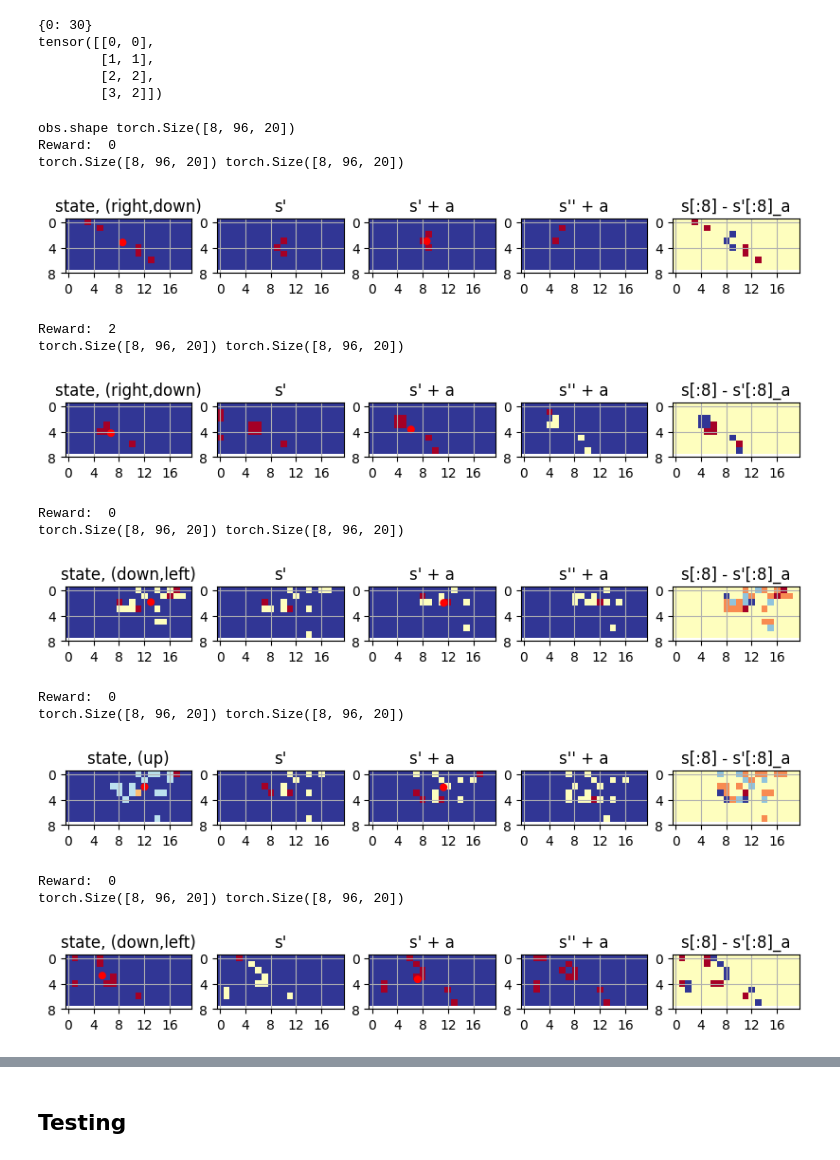
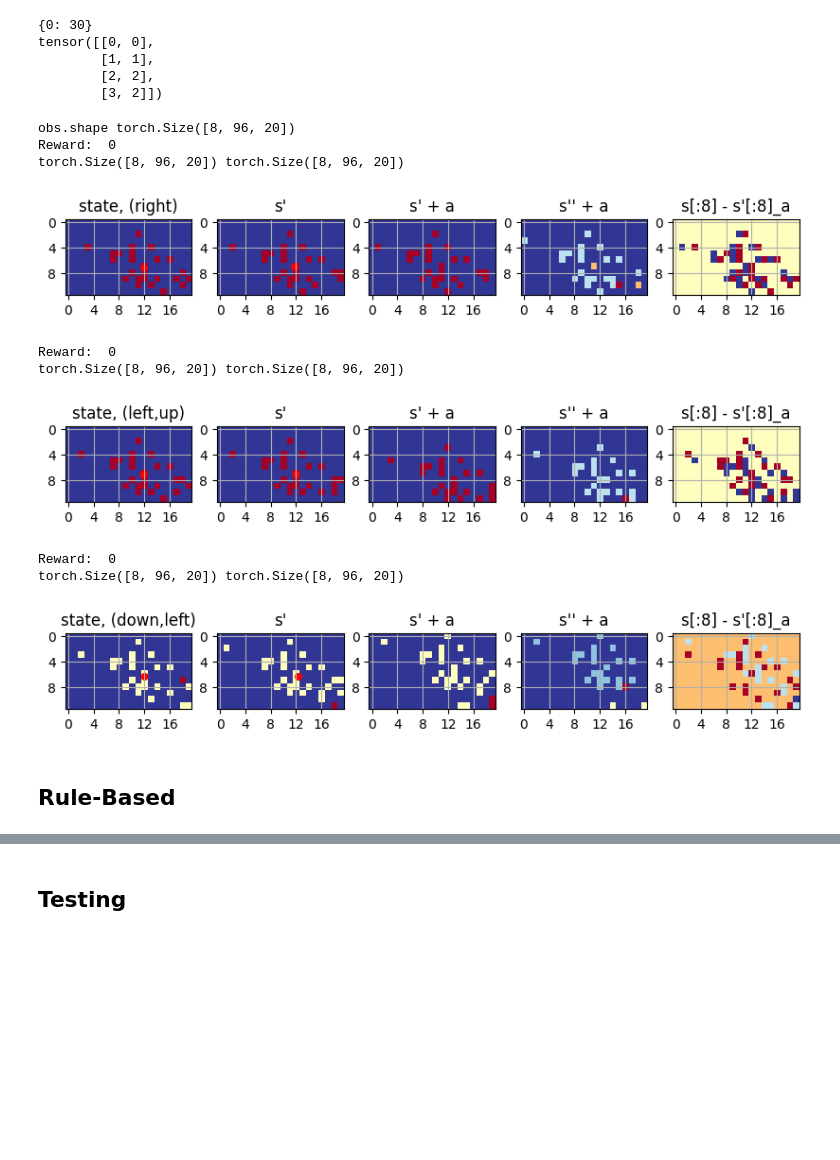
Before and after one commit to hotco87/Automatic-Observer-for-StarCraft, a Jupyter notebook: src/4_Observer_and_RL.ipynb, the cells around one changed output, grey strips where cells are left out. Drawn from its saved outputs; the diff is of its cells as text; code cells hidden in the pictures; blank space fills up the shorter version.

```diff
--- a/src/4_Observer_and_RL.ipynb
+++ b/src/4_Observer_and_RL.ipynb
@@ -823,10 +823,10 @@ class StarObserverEnv(gym.Env):
         next_state1 = []
 
         for i in range(4):
-            current_state_channel = test_img_array[self.current_step-i][0:8]
+            current_state_channel = test_img_array[self.current_step-3+i][0:8]
             current_state_viewport = current_state_channel.clone()[:,viewport_y:viewport_y+12, viewport_x:viewport_x+20]
 
-            next_state_channel = test_img_array[self.current_step-i+4][0:8]
+            next_state_channel = test_img_array[self.current_step+1+i][0:8]
             next_state_viewport = next_state_channel.clone()[:,viewport_y:viewport_y+12, viewport_x:viewport_x+20]
 
             state1.append(current_state_viewport)
@@ -835,8 +835,6 @@ class StarObserverEnv(gym.Env):
         current_state = torch.cat([torch.cat(state1,dim=1), torch.cat(next_state1,dim=1)],dim=1)
 
         ##########################################################################
-
-
         # 0: left+up   # 1: up         # 2: up+right   #3: left              #4: stop
         # 5: right    # 6: down+left   # 7: down       # 8: right + down
 
@@ -866,10 +864,10 @@ class StarObserverEnv(gym.Env):
         next_state2 = []
         next_next_state2 = []
         for i in range(4):
-            current_state_channel = test_img_array[self.current_step-i+4][0:8]
+            current_state_channel = test_img_array[self.current_step-3+i+4][0:8]
             current_state_viewport = current_state_channel.clone()[:,action_list[0]:action_list[1], action_list[2]:action_list[3]]
 
-            next_state_channel = test_img_array[self.current_step-i+8][0:8]
+            next_state_channel = test_img_array[self.current_step+i+1+4][0:8]
             next_state_viewport = next_state_channel.clone()[:,action_list[0]:action_list[1], action_list[2]:action_list[3]]
 
             next_state2.append(current_state_viewport)
@@ -934,9 +932,11 @@ class StarObserverEnv(gym.Env):
 
         #print(state[8:].sum(axis=0).detach().numpy(), next_state[:8].sum(axis=0).detach().numpy())
 
+
         if done == 0:
-            self.pre_frame_center_coor = self.find_center_coordinate(state[:, 40:48])
-            self.curr_frame_center_coor = self.find_center_coordinate(next_state[:, 40:48])
+            self.pre_frame_center_coor = self.find_center_coordinate(state[:, 36:48])
+            #self.curr_frame_center_coor = self.find_center_coordinate(next_state[:, 40:48])
+            self.curr_frame_center_coor = self.find_center_coordinate(state[:, 96-12:96])
             angle = self.get_angle(self.pre_frame_center_coor, self.curr_frame_center_coor)
 
 #             print("pre_center_coor:",self.pre_frame_center_coor, "curr_center_coor:",self.curr_frame_center_coor)
@@ -1002,6 +1002,9 @@ class StarObserverEnv(gym.Env):
         #reward = angle_reward
 
         reward = angle_reward + distance_reward
+
+
+
 #         reward = angle_reward
 
         ######################################################################################
@@ -1023,10 +1026,10 @@ class StarObserverEnv(gym.Env):
         state = []
         next_state = []
         for i in range(4):
-            current_state_channel = test_img_array[self.current_step-i][0:8]
+            current_state_channel = test_img_array[self.current_step-3+i][0:8]
             current_state_viewport = current_state_channel.clone()[:,viewport_y:viewport_y+12, viewport_x:viewport_x+20]
 
-            next_state_channel = test_img_array[self.current_step-i+4][0:8]
+            next_state_channel = test_img_array[self.current_step+i+1][0:8]
             next_state_viewport = next_state_channel.clone()[:,viewport_y:viewport_y+12, viewport_x:viewport_x+20]
 
             state.append(current_state_viewport)
@@ -1048,25 +1051,28 @@ class StarObserverEnv(gym.Env):
             return 0
         else:
             pre_y, pre_x = self.pre_frame_center_coor
-            ax1[0].imshow(state[:,40:48].sum(axis=0).detach().numpy()    , cmap="RdYlBu_r")      # 48 ~ 96
+            curr_y, curr_x = self.curr_frame_center_coor
+
+            ax1[0].imshow(state[:,36:48].sum(axis=0).detach().numpy()    , cmap="RdYlBu_r")      # 48 ~ 96
             ax1[0].add_patch(plt.Circle((pre_x,pre_y), 0.5, color='r'))
             ax1[0].set_title("state, (" + self.action_[self.current_action]+ ")")
 
-            ax1[1].imshow(state[:,96-8:].sum(axis=0).detach().numpy()    , cmap="RdYlBu_r")
+
+            ax1[1].imshow(state[:,96-12:].sum(axis=0).detach().numpy()    , cmap="RdYlBu_r")
+            ax1[1].add_patch(plt.Circle((curr_x,curr_y), 0.5, color='r'))
             ax1[1].set_title("s'")
 
-            curr_y, curr_x = self.curr_frame_center_coor
-            ax1[2].imshow(next_state[:,40:48].sum(axis=0).detach().numpy()    , cmap="RdYlBu_r")
-            ax1[2].add_patch(plt.Circle((curr_x,curr_y), 0.5, color='r'))
+            ax1[2].imshow(next_state[:,36:48].sum(axis=0).detach().numpy()    , cmap="RdYlBu_r")
+#             ax1[2].add_patch(plt.Circle((curr_x,curr_y), 0.5, color='r'))
             ax1[2].set_title("s' + a")
 
-            ax1[3].imshow(next_state[:,96-8:].sum(axis=0).detach().numpy()    , cmap="RdYlBu_r")
+            ax1[3].imshow(next_state[:,96-12:].sum(axis=0).detach().numpy()    , cmap="RdYlBu_r")
             #print(np.shape(next_state[8:].sum(axis=0).detach().numpy()))
             ax1[3].set_title("s'' + a")
 
             #ax1[4].imshow(state[8:].sum(axis=0).detach().numpy()-next_state[:8].sum(axis=0).detach().numpy()    , cmap="RdYlBu_r")
             #ax1[4].imshow(state[8:].sum(axis=0).detach().numpy()- next_state[:8].sum(axis=0).detach().numpy()    , cmap="RdYlBu_r")
-            ax1[4].imshow( (state[:,40:48]-next_state[:,40:48]).sum(axis=0).detach().numpy()    , cmap="RdYlBu_r")
+            ax1[4].imshow( (state[:,36:48]-next_state[:,36:48]).sum(axis=0).detach().numpy()    , cmap="RdYlBu_r")
             ax1[4].set_title("s[:8] - s'[:8]_a")
 
             for i in ax1:
@@ -1089,31 +1095,27 @@ class StarObserverEnv(gym.Env):
 # %%
 env = StarObserverEnv()
 obs = env.reset()
 print("obs.shape",obs.shape)
 
-for i in range(5):
+for i in range(3):
 
     action = random.randint(0,8)
     next_state, reward, done, info = env.step(action)
     print("Reward: ", reward)
     if done:
         print("done!!")
         break
     env.render()
 # %% [output]
 obs.shape torch.Size([8, 96, 20])
 Reward:  0
 torch.Size([8, 96, 20]) torch.Size([8, 96, 20])
-[figure, old version]
+[figure, new version]
-Reward:  2
+Reward:  0
 torch.Size([8, 96, 20]) torch.Size([8, 96, 20])
-[figure, old version]
+[figure, new version]
 Reward:  0
 torch.Size([8, 96, 20]) torch.Size([8, 96, 20])
-[figure, old version]
+[figure, new version]
-Reward:  0
-torch.Size([8, 96, 20]) torch.Size([8, 96, 20])
-[figure, removed]
-Reward:  0
-torch.Size([8, 96, 20]) torch.Size([8, 96, 20])
-[figure, removed]
+# %% [markdown]
+## Rule-Based
```
Also changed, not shown: parts of 4 cells of this notebook.
